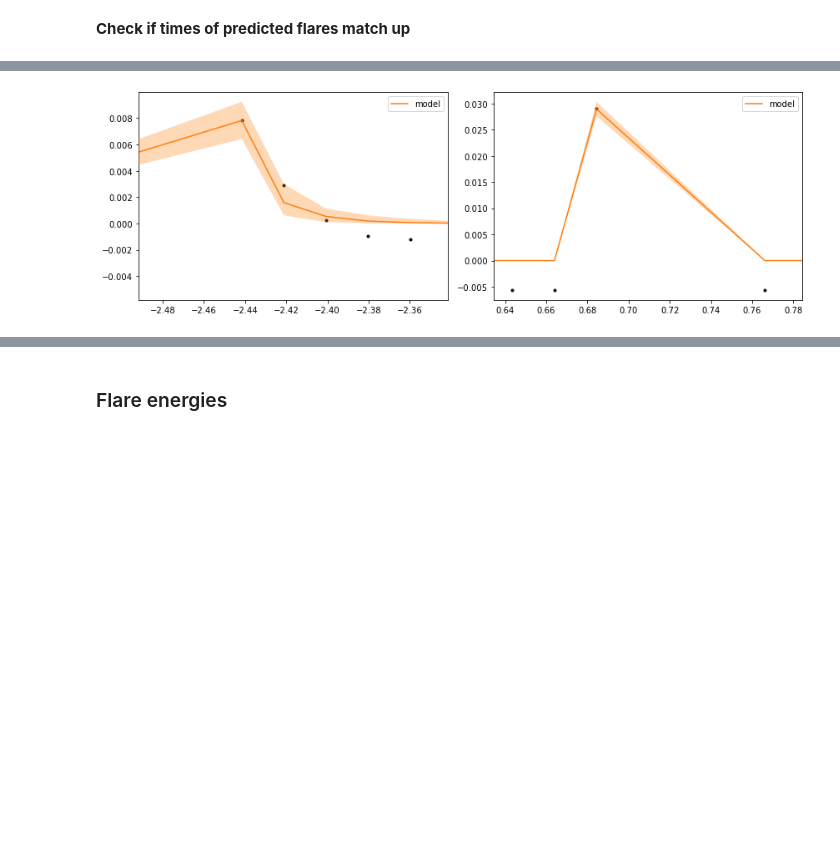
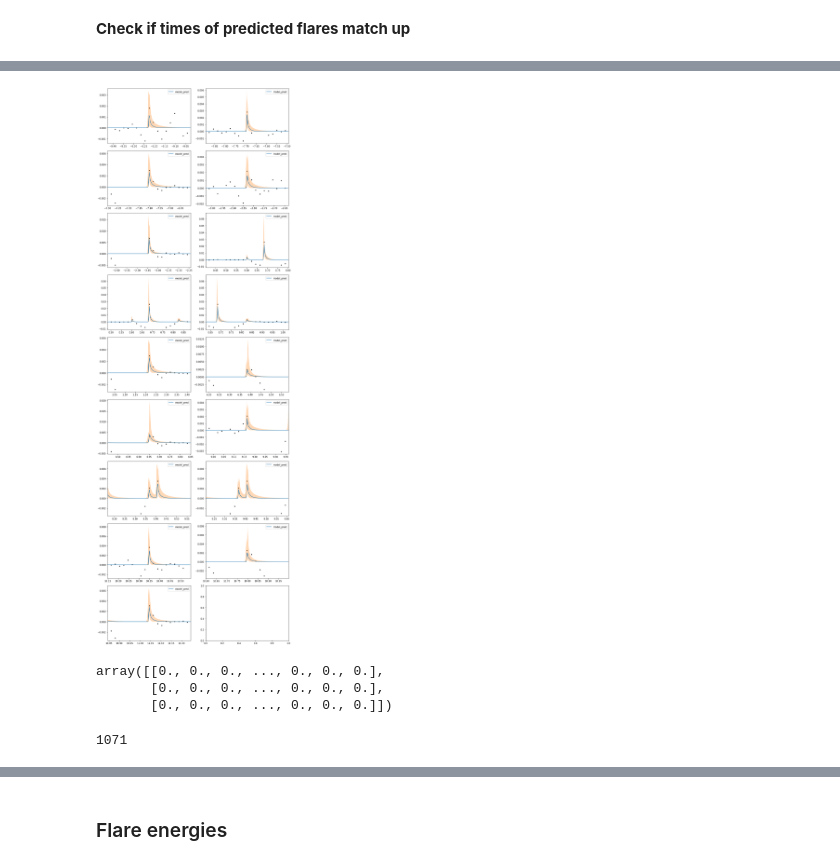
Before and after one commit to exoclam/epic-246301900, a Jupyter notebook: xoflares-epic246301900-post-flare-post-gap.ipynb, the cells around one changed output, grey strips where cells are left out. Drawn from its saved outputs; the diff is of its cells as text; code cells hidden in the pictures; blank space fills up the shorter version.

```diff
--- a/xoflares-epic246301900-post-flare-post-gap.ipynb
+++ b/xoflares-epic246301900-post-flare-post-gap.ipynb
@@ -94,9 +110,9 @@ def normalize_flux(lc):
 # %%
 # get a smoothed version of the light curve
 norm_y = normalize_flux(postgap.PDCSAP_FLUX)
-smooth = savgol_filter(norm_y, 13, polyorder=3)
+smooth = savgol_filter(norm_y, 9, polyorder=3) #formerly window_length=13
 resid = norm_y - smooth
-mask = resid < 3.5*np.sqrt(np.mean(resid**2))
+mask = resid < 1.5*np.sqrt(np.mean(resid**2))
 
 plt.figure(figsize=(10, 5))
 plt.plot(postgap.TIME, norm_y, "r")
@@ -113,7 +129,7 @@ plt.xlim(postgap.TIME.min(), postgap.TIME.max());
 def find_flares(lc):
 
     # find some flares
-    mflare = resid < 3.5 * np.sqrt(np.mean(resid**2))
+    mflare = resid < 1.5 * np.sqrt(np.mean(resid**2))
     lc.CADENCENO = lc.CADENCENO
     cads = lc.CADENCENO - list(lc.CADENCENO)[0] # index at 0
     ref_time = calculate_ref_time(lc)
@@ -391,5 +475,17 @@ fig.tight_layout()
 
 with model:
     step = pm.NUTS(potential=potential, target_accept=0.9)
-    trace = pm.sample(draws=2400, tune=200, step=step, start=start, cores=4)
+    trace = pm.sample(draws=2400, tune=200, step=step, start=start, cores=2) #formerly draws=2400, tune=200
+
+"""
+with model:
+    trace = pmx.sample(
+        draws=500,
+        tune=200,
+        start=start,
+        chains=100,
+        cores=2,
+        target_accept=0.95,
+    )
+"""
 # %% [output]
@@ -420,24 +541,55 @@ pm.summary(trace, varnames= ['logAmpl', 'logFwhm', 'tpeak', 'logs2', 'mean'], )
 # %%
-flc =  np.percentile(trace['flare_lc'], [5, 50, 95], axis=0)
+# make a fine grid that spans the observation window for plotting purposes
+# from https://docs.exoplanet.codes/en/latest/tutorials/rv/
+t_plot = np.linspace(x.min(), x.max(), 10000)
+
+flc_plot =  np.percentile(trace['flare_lc_pred'], [5, 50, 95], axis=0)
+flc = np.percentile(trace['flare_lc'], [5, 50, 95], axis=0)
+
 fig, axes = plt.subplots(ncols=2, nrows=np.ceil(npeaks/2).astype(int), figsize=[12,npeaks*2])
 axes = axes.flatten()
 for i in range(npeaks):
+    timemask_t_plot = (t_plot >= tpeaks[i]-0.2) * (t_plot < tpeaks[i]+0.2)
     timemask = (x >= tpeaks[i]-0.2) * (x < tpeaks[i]+0.2)
     ax = axes[i]
     ax.plot(x[timemask], y[timemask], '.k')
-    ax.plot(x[timemask], flc[1][timemask], color="C1", label="model")
-    art = ax.fill_between(x[timemask], flc[0][timemask],
-                          flc[2][timemask], color="C1", alpha=0.3,
+    #ax.errorbar(x[timemask], y[timemask], yerr=yerr[timemask], fmt='.k')
+
+    """
+    with model:
+        ax.plot(
+            t_plot[timemask_t_plot],
+            pmx.eval_in_model(get_light_curve(t_plot, tpeak, fwhm, ampl, oversample=7), start)[timemask_t_plot],
+            "C1", label="model"
+        )
+    """
+    #ax.plot(x[timemask], flc[1][timemask], label="model", zorder=1002)
+    ax.plot(t_plot[timemask_t_plot], flc_plot[1][timemask_t_plot], label="model_pred", zorder=1001)
+    art = ax.fill_between(t_plot[timemask_t_plot],
+                          flc_plot[0][timemask_t_plot],
+                          flc_plot[2][timemask_t_plot], color="C1", alpha=0.3,
                                zorder=1000)
     art.set_edgecolor("none")
-    ax.set_xlim(tpeaks[i]-0.05, tpeaks[i]+0.1)
+    ax.set_xlim(tpeaks[i]-0.2, tpeaks[i]+0.2)
     #ax.set_ylim(np.min(y[timemask]) - 1, 1 + np.max(y[timemask]))
     ax.legend()
 
 fig.tight_layout()
 fig.savefig('flare-model-postflare-postgap.png')
 # %% [output]
-[figure, old version]
+[figure, new version]
+# %%
+np.savez('pre_flare.npz', flc)
+npzfile = np.load('pre_flare.npz')
+npzfile['arr_0']
+# %% [output]
+array([[0., 0., 0., ..., 0., 0., 0.],
+       [0., 0., 0., ..., 0., 0., 0.],
+       [0., 0., 0., ..., 0., 0., 0.]])
+# %%
+len(npzfile['arr_0'][0])
+# %% [output]
+1071
 # %%
 # save out to combine with other two set of flares
 #pd.Series(flc[1]).to_csv('post-flare-post-gap-flares.csv', index=False)
```
Also changed, not shown: parts of 32 cells of this notebook.
